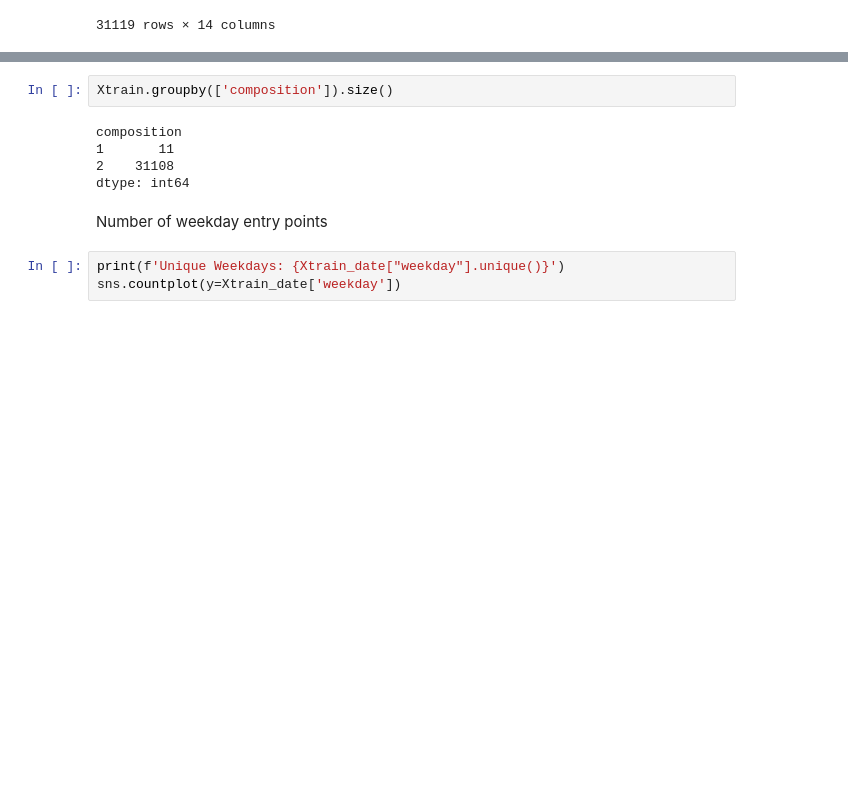
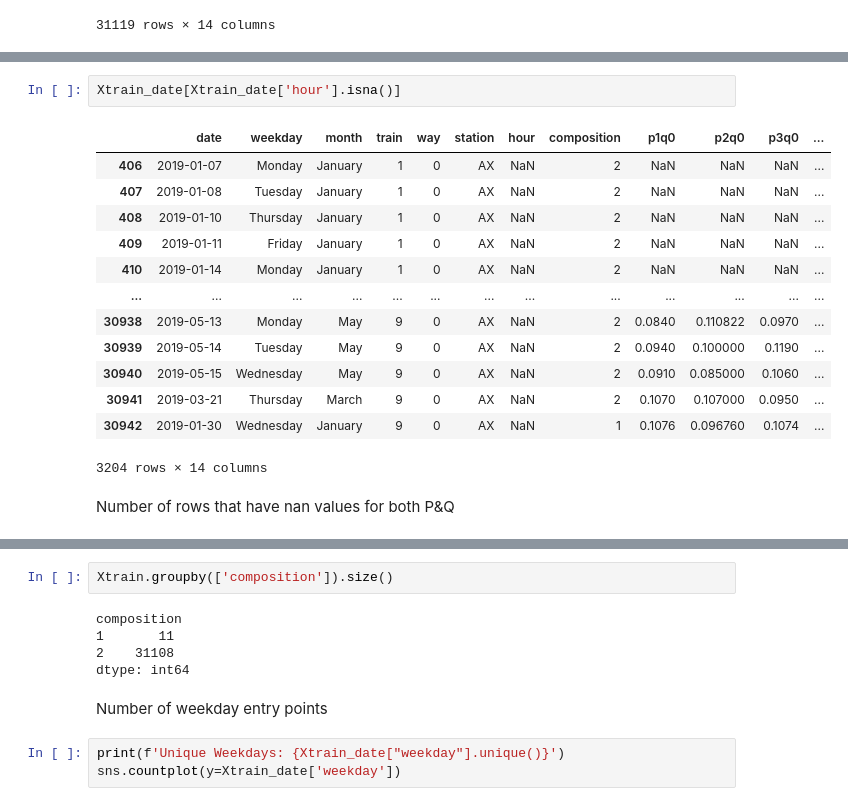
Before and after one commit to BlueMonkeyQ/Train-Forcasting, a Jupyter notebook: marc_eda.ipynb, the cells around one changed output, grey strips where cells are left out. Cells and saved outputs as stored; diff of their text form; blank space fills up the shorter version.

```diff
--- a/marc_eda.ipynb
+++ b/marc_eda.ipynb
@@ -124,0 +213,18 @@ Xtrain_date
+# %%
+Xtrain_date[Xtrain_date['hour'].isna()]
+# %% [output]
+|  | date | weekday | month | train | way | station | hour | composition | p1q0 | p2q0 | p3q0 | ... |
+| 406 | 2019-01-07 | Monday | January | 1 | 0 | AX | NaN | 2 | NaN | NaN | NaN | ... |
+| 407 | 2019-01-08 | Tuesday | January | 1 | 0 | AX | NaN | 2 | NaN | NaN | NaN | ... |
+| 408 | 2019-01-10 | Thursday | January | 1 | 0 | AX | NaN | 2 | NaN | NaN | NaN | ... |
+| 409 | 2019-01-11 | Friday | January | 1 | 0 | AX | NaN | 2 | NaN | NaN | NaN | ... |
+| 410 | 2019-01-14 | Monday | January | 1 | 0 | AX | NaN | 2 | NaN | NaN | NaN | ... |
+| ... | ... | ... | ... | ... | ... | ... | ... | ... | ... | ... | ... | ... |
+| 30938 | 2019-05-13 | Monday | May | 9 | 0 | AX | NaN | 2 | 0.0840 | 0.110822 | 0.0970 | ... |
+| 30939 | 2019-05-14 | Tuesday | May | 9 | 0 | AX | NaN | 2 | 0.0940 | 0.100000 | 0.1190 | ... |
+| 30940 | 2019-05-15 | Wednesday | May | 9 | 0 | AX | NaN | 2 | 0.0910 | 0.085000 | 0.1060 | ... |
+| 30941 | 2019-03-21 | Thursday | March | 9 | 0 | AX | NaN | 2 | 0.1070 | 0.107000 | 0.0950 | ... |
+| 30942 | 2019-01-30 | Wednesday | January | 9 | 0 | AX | NaN | 1 | 0.1076 | 0.096760 | 0.1074 | ... |
+3204 rows × 14 columns
+# %% [markdown]
+Number of rows that have nan values for both P&Q
```
Also changed, not shown: parts of 12 cells of this notebook, 2 other files.
